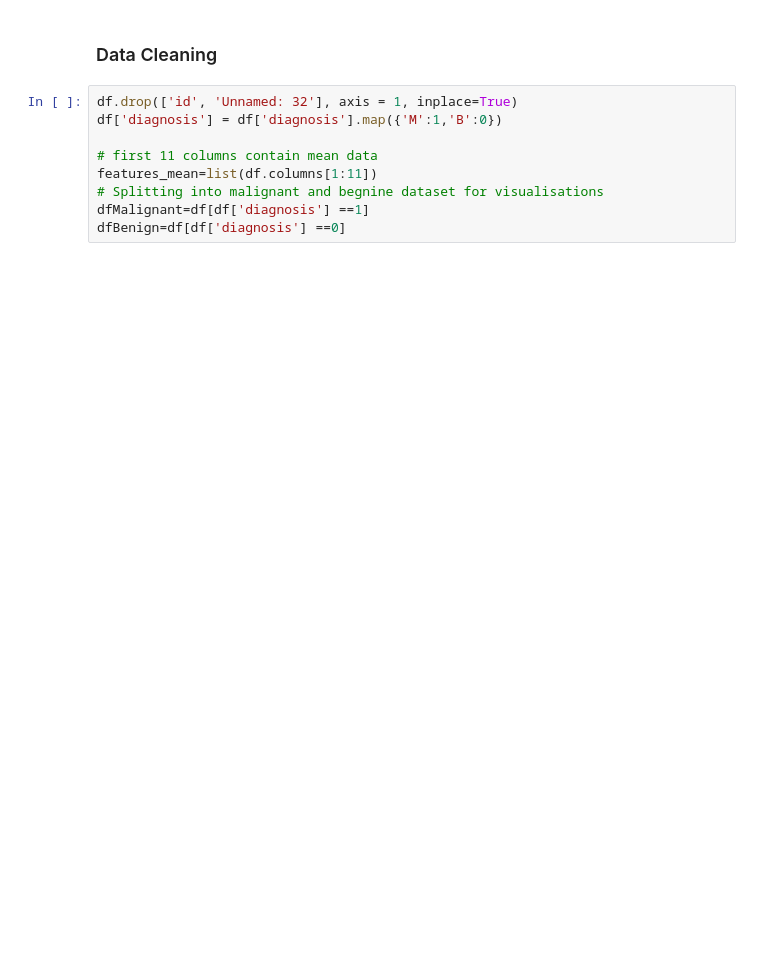
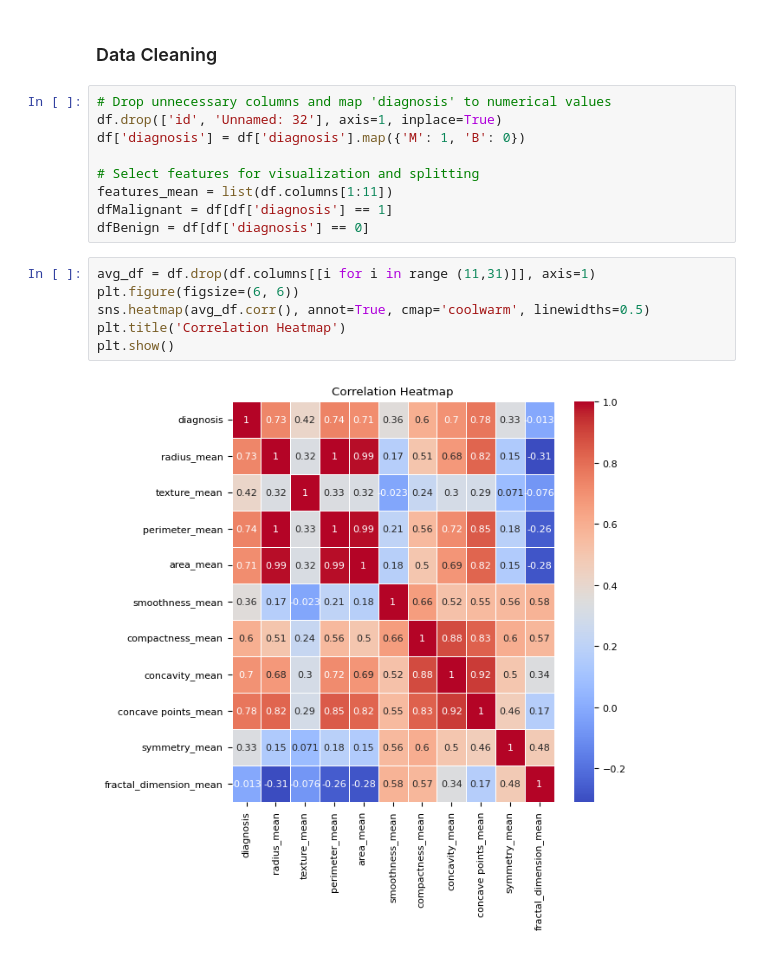
Before and after one commit to Anant-K-Gupta/BreastCancerDetection, a Jupyter notebook: main.ipynb, the cells around one changed output. Saved outputs shown, nothing was run; the diff lists cells and outputs as text; blank space fills up the shorter version.

```diff
--- a/main.ipynb
+++ b/main.ipynb
@@ -43,11 +41,19 @@ df.head()
 # %% [markdown]
 ### Data Cleaning
 # %%
-df.drop(['id', 'Unnamed: 32'], axis = 1, inplace=True)
-df['diagnosis'] = df['diagnosis'].map({'M':1,'B':0})
+# Drop unnecessary columns and map 'diagnosis' to numerical values
+df.drop(['id', 'Unnamed: 32'], axis=1, inplace=True)
+df['diagnosis'] = df['diagnosis'].map({'M': 1, 'B': 0})
 
-# first 11 columns contain mean data
-features_mean=list(df.columns[1:11])
-# Splitting into malignant and begnine dataset for visualisations
-dfMalignant=df[df['diagnosis'] ==1]
-dfBenign=df[df['diagnosis'] ==0]
+# Select features for visualization and splitting
+features_mean = list(df.columns[1:11])
+dfMalignant = df[df['diagnosis'] == 1]
+dfBenign = df[df['diagnosis'] == 0]
+# %%
+avg_df = df.drop(df.columns[[i for i in range (11,31)]], axis=1)
+plt.figure(figsize=(6, 6))
+sns.heatmap(avg_df.corr(), annot=True, cmap='coolwarm', linewidths=0.5)
+plt.title('Correlation Heatmap')
+plt.show()
+# %% [output]
+[figure, added]
```
Also changed, not shown: parts of 24 cells of this notebook.
